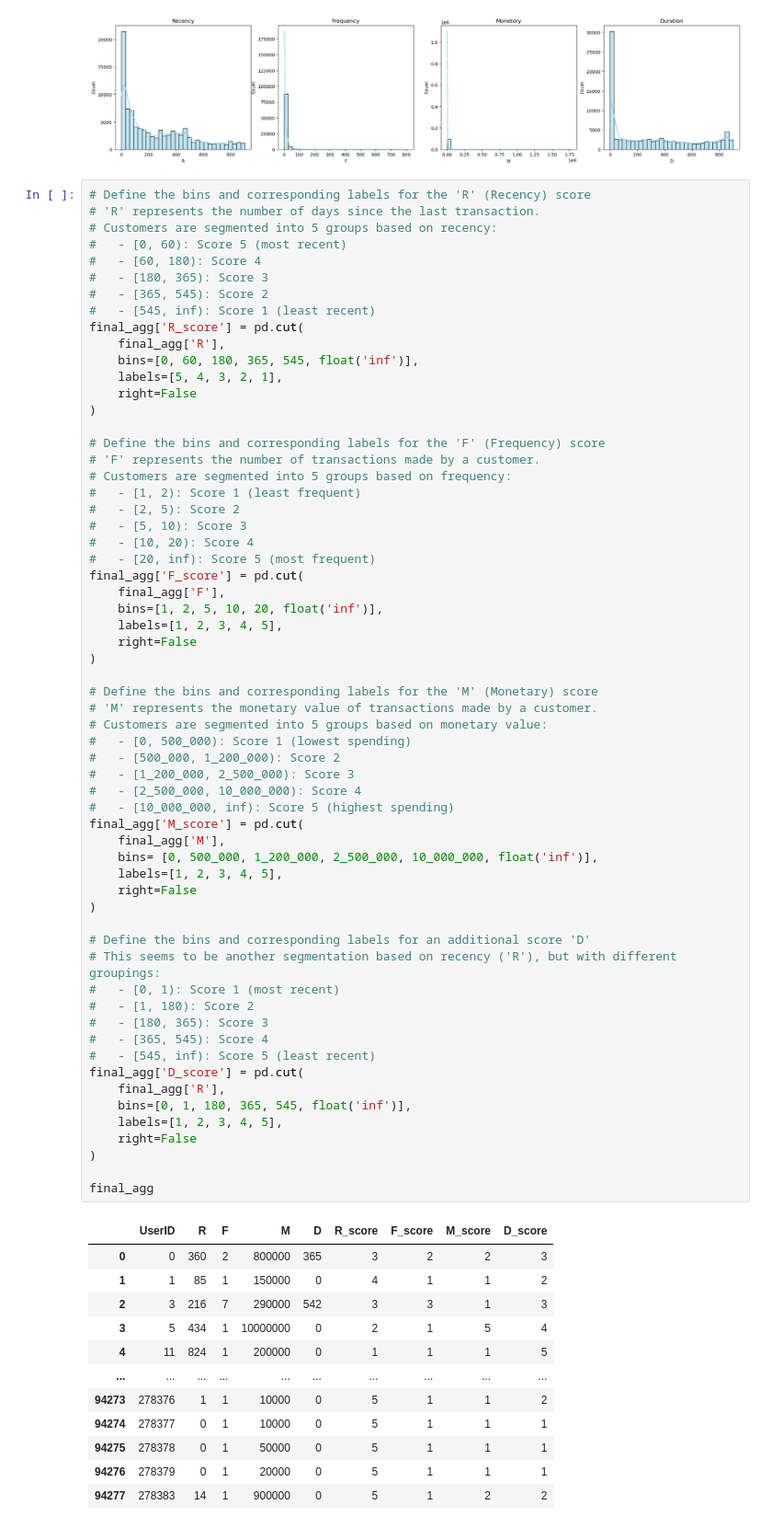
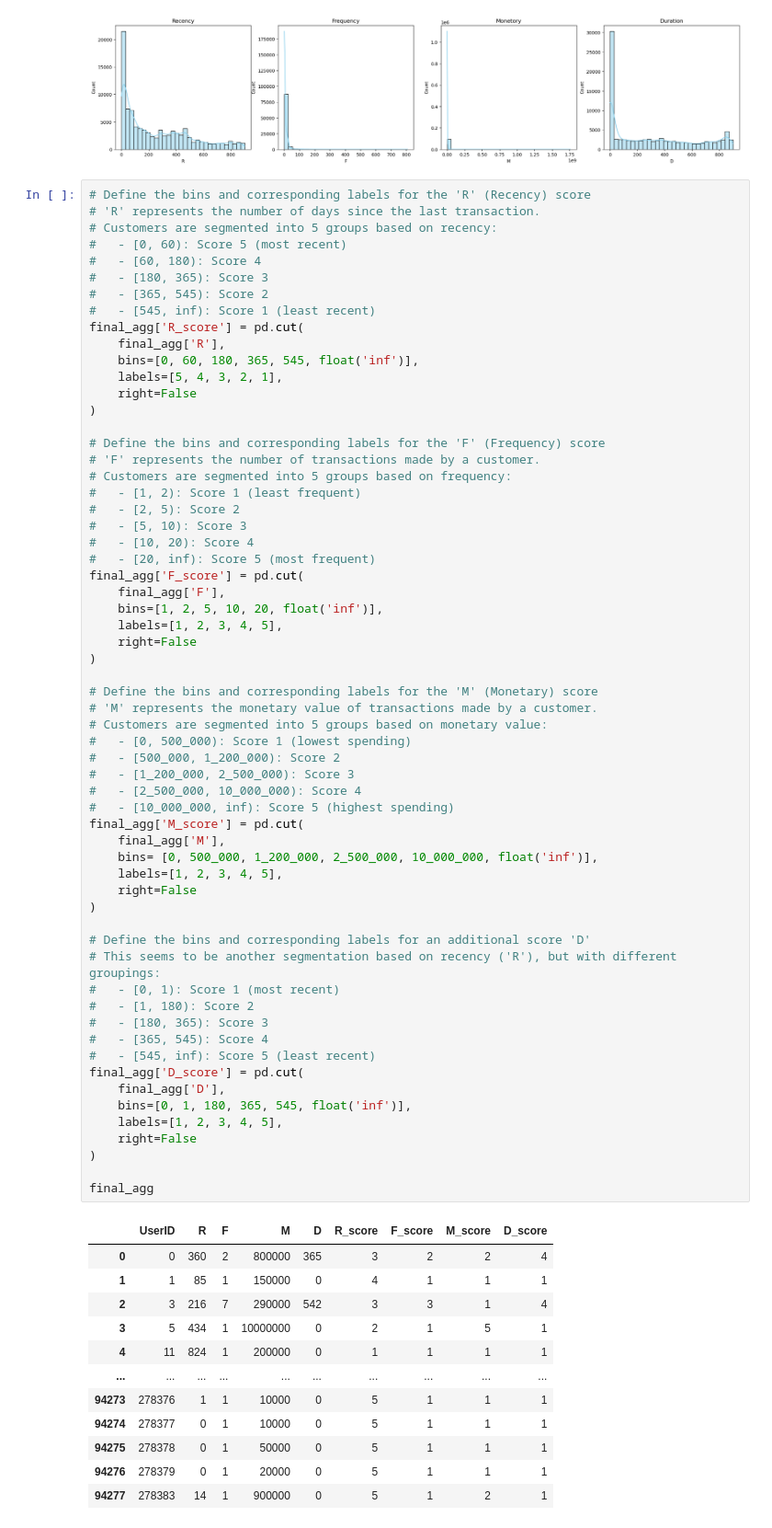
Before and after one commit to nobleyam/Customer-Behavioral-Segmentation-and-Profiling, a Jupyter notebook: final prap.ipynb, the cells around one changed output. Shown at 92% size. Cells and saved outputs as stored; diff of their text form.

```diff
--- a/final prap.ipynb
+++ b/final prap.ipynb
@@ -247,43 +247,43 @@ final_agg['F_score'] = pd.cut(
 # 'M' represents the monetary value of transactions made by a customer.
 # Customers are segmented into 5 groups based on monetary value:
 #   - [0, 500_000): Score 1 (lowest spending)
 #   - [500_000, 1_200_000): Score 2
 #   - [1_200_000, 2_500_000): Score 3
 #   - [2_500_000, 10_000_000): Score 4
 #   - [10_000_000, inf): Score 5 (highest spending)
 final_agg['M_score'] = pd.cut(
     final_agg['M'],
     bins= [0, 500_000, 1_200_000, 2_500_000, 10_000_000, float('inf')],
     labels=[1, 2, 3, 4, 5],
     right=False
 )
 
 # Define the bins and corresponding labels for an additional score 'D'
 # This seems to be another segmentation based on recency ('R'), but with different groupings:
 #   - [0, 1): Score 1 (most recent)
 #   - [1, 180): Score 2
 #   - [180, 365): Score 3
 #   - [365, 545): Score 4
 #   - [545, inf): Score 5 (least recent)
 final_agg['D_score'] = pd.cut(
-    final_agg['R'],
+    final_agg['D'],
     bins=[0, 1, 180, 365, 545, float('inf')],
     labels=[1, 2, 3, 4, 5],
     right=False
 )
 
 final_agg
 # %% [output]
 |  | UserID | R | F | M | D | R_score | F_score | M_score | D_score |
-| 0 | 0 | 360 | 2 | 800000 | 365 | 3 | 2 | 2 | 3 |
-| 1 | 1 | 85 | 1 | 150000 | 0 | 4 | 1 | 1 | 2 |
-| 2 | 3 | 216 | 7 | 290000 | 542 | 3 | 3 | 1 | 3 |
-| 3 | 5 | 434 | 1 | 10000000 | 0 | 2 | 1 | 5 | 4 |
-| 4 | 11 | 824 | 1 | 200000 | 0 | 1 | 1 | 1 | 5 |
+| 0 | 0 | 360 | 2 | 800000 | 365 | 3 | 2 | 2 | 4 |
+| 1 | 1 | 85 | 1 | 150000 | 0 | 4 | 1 | 1 | 1 |
+| 2 | 3 | 216 | 7 | 290000 | 542 | 3 | 3 | 1 | 4 |
+| 3 | 5 | 434 | 1 | 10000000 | 0 | 2 | 1 | 5 | 1 |
+| 4 | 11 | 824 | 1 | 200000 | 0 | 1 | 1 | 1 | 1 |
 | ... | ... | ... | ... | ... | ... | ... | ... | ... | ... |
-| 94273 | 278376 | 1 | 1 | 10000 | 0 | 5 | 1 | 1 | 2 |
+| 94273 | 278376 | 1 | 1 | 10000 | 0 | 5 | 1 | 1 | 1 |
 | 94274 | 278377 | 0 | 1 | 10000 | 0 | 5 | 1 | 1 | 1 |
 | 94275 | 278378 | 0 | 1 | 50000 | 0 | 5 | 1 | 1 | 1 |
 | 94276 | 278379 | 0 | 1 | 20000 | 0 | 5 | 1 | 1 | 1 |
-| 94277 | 278383 | 14 | 1 | 900000 | 0 | 5 | 1 | 2 | 2 |
+| 94277 | 278383 | 14 | 1 | 900000 | 0 | 5 | 1 | 2 | 1 |
 94278 rows × 9 columns
```
Also changed, not shown: parts of 12 cells of this notebook.
